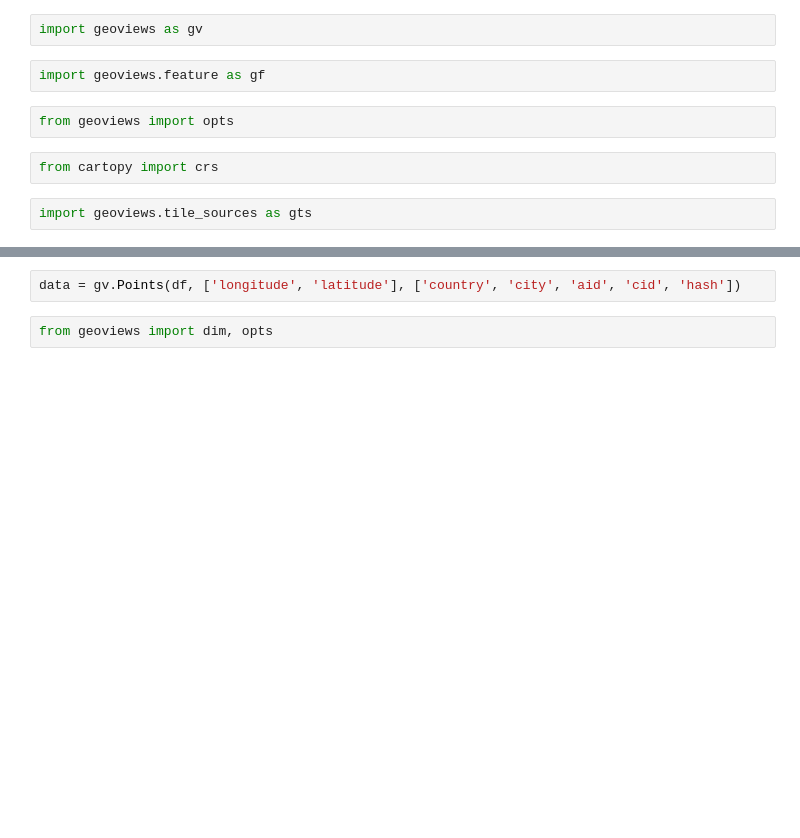
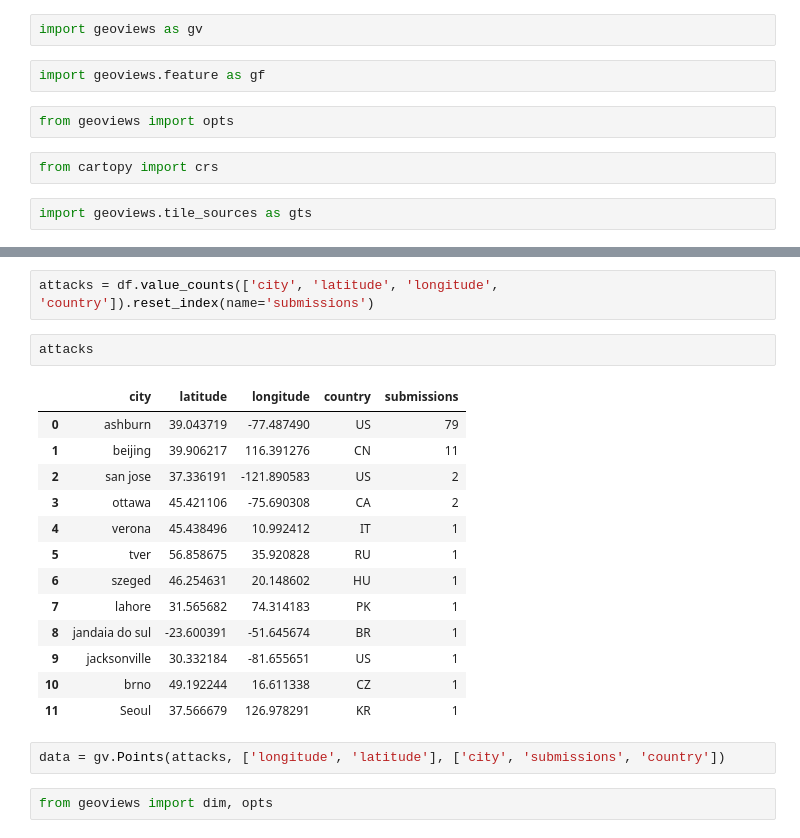
Before and after one commit to kartone/sodinokibiTA, a Jupyter notebook: notebook.ipynb, the cells around one changed output, grey strips where cells are left out. Saved outputs shown, nothing was run; the diff lists cells and outputs as text; blank space fills up the shorter version.

```diff
--- a/notebook.ipynb
+++ b/notebook.ipynb
@@ -23,4 +39,22 @@ gv.extension('bokeh', 'matplotlib')
+# %%
+attacks = df.value_counts(['city', 'latitude', 'longitude', 'country']).reset_index(name='submissions')
+# %%
+attacks
+# %% [output]
+|  | city | latitude | longitude | country | submissions |
+| 0 | ashburn | 39.043719 | -77.487490 | US | 79 |
+| 1 | beijing | 39.906217 | 116.391276 | CN | 11 |
+| 2 | san jose | 37.336191 | -121.890583 | US | 2 |
+| 3 | ottawa | 45.421106 | -75.690308 | CA | 2 |
+| 4 | verona | 45.438496 | 10.992412 | IT | 1 |
+| 5 | tver | 56.858675 | 35.920828 | RU | 1 |
+| 6 | szeged | 46.254631 | 20.148602 | HU | 1 |
+| 7 | lahore | 31.565682 | 74.314183 | PK | 1 |
+| 8 | jandaia do sul | -23.600391 | -51.645674 | BR | 1 |
+| 9 | jacksonville | 30.332184 | -81.655651 | US | 1 |
+| 10 | brno | 49.192244 | 16.611338 | CZ | 1 |
+| 11 | Seoul | 37.566679 | 126.978291 | KR | 1 |
 # %%
-data = gv.Points(df, ['longitude', 'latitude'], ['country', 'city', 'aid', 'cid', 'hash'])
+data = gv.Points(attacks, ['longitude', 'latitude'], ['city', 'submissions', 'country'])
 # %%
 from geoviews import dim, opts
```
Also changed, not shown: parts of 7 cells of this notebook, 2 other files.
